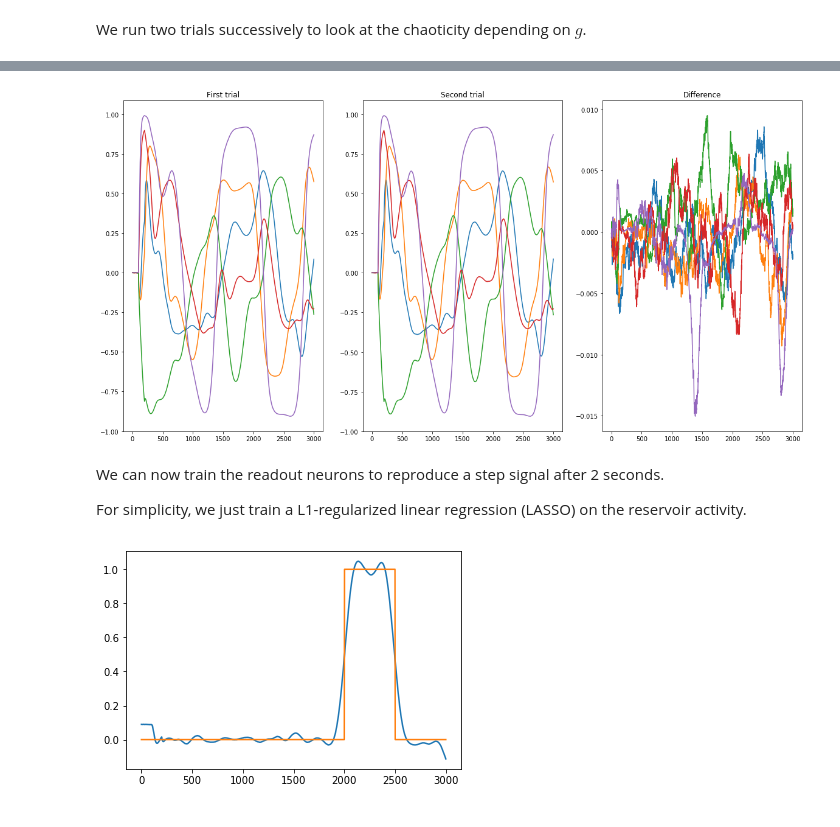
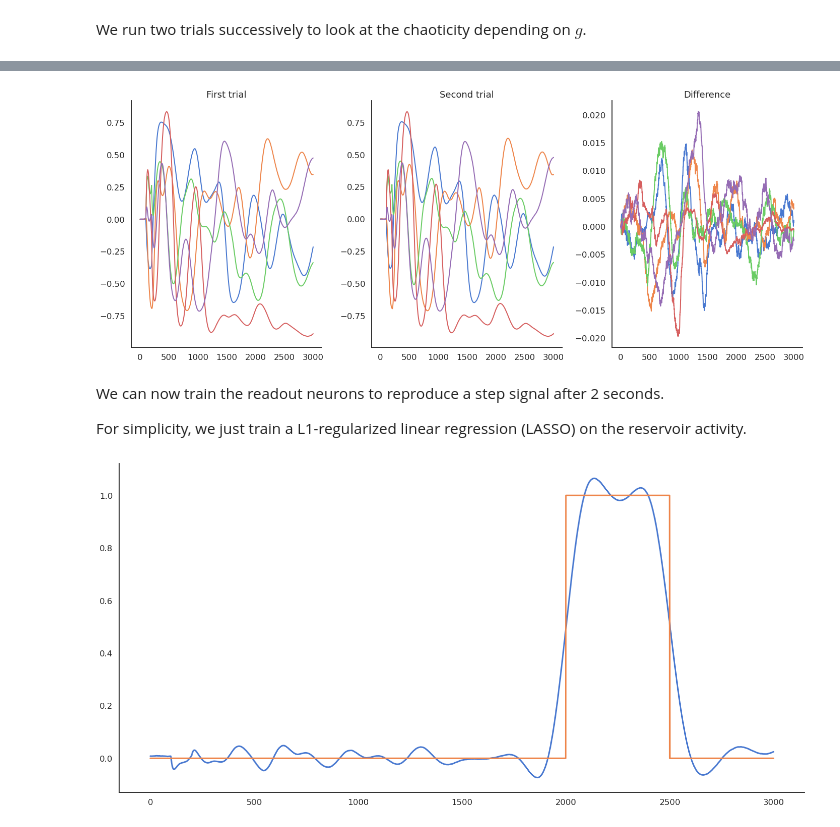
Before and after one commit to vitay/ANNarchy-notebooks, a Jupyter notebook: notebooks/RC.ipynb, the cells around one changed output, grey strips where cells are left out. Cells and saved outputs as stored; diff of their text form; code cells hidden in the pictures.

```diff
--- a/notebooks/RC.ipynb
+++ b/notebooks/RC.ipynb
@@ -40,13 +38,13 @@ We take two input neurons and a RC of 500 units.
 # %%
 # Input population
-inp = Population(2, Neuron(parameters="r=0.0"))
+inp = Population(1, Neuron(parameters="r=0.0"))
 
 # Recurrent population
-N = 500
-pop = Population(N, neuron)
+N = 400
+pop = Population(N, ESN_Neuron)
 # %%
 pop.tau = 30.0
-pop.g = 1.0
+pop.g = 1.4
 pop.noise = 0.01
 # %% [markdown]
 Input weights are classically uniformly distributed between -1 and 1.
@@ -73,25 +70,21 @@ m = Monitor(pop, 'r')
 # %% [markdown]
 A single trial lasts 3s, with a step input between 100 and 200 ms.
 # %%
-import time
-
-def trial(idx, g):
+def trial():
     "Runs two trials for a given spectral radius."
 
-    # Reset and set spectral radius
+    # Reset firing rates
     inp.r = 0.0
     pop.x = 0.0
     pop.r = 0.0
-    pop.g = g
 
     # Run the trial
-    tstart = time.time()
     simulate(100.)
-    inp[idx].r = 1.0
+    inp[0].r = 1.0
     simulate(100.0) # initial stimulation
-    inp.r = 0.0
+    inp[0].r = 0.0
     simulate(2800.)
-    print("Took", time.time() - tstart)
+
     data = m.get('r')
 
     return data
@@ -107,21 +93,32 @@ Took 0.9276840686798096
+# %%
+pop.g = 1.4
+data1 = trial()
+data2 = trial()
 # %%
 import matplotlib.pyplot as plt
-plt.figure(figsize=(20, 10))
+import seaborn as sns
+sns.set(style="white", palette="muted", color_codes=True)
+sns.set_context("talk")
+
+plt.figure(figsize=(20, 8))
 plt.subplot(131)
 plt.title("First trial")
 for i in range(5):
-    plt.plot(data1[:, i])
+    plt.plot(data1[:, i], lw=2)
 plt.subplot(132)
 plt.title("Second trial")
 for i in range(5):
-    plt.plot(data2[:, i])
+    plt.plot(data2[:, i], lw=2)
 plt.subplot(133)
 plt.title("Difference")
 for i in range(5):
-    plt.plot(data1[:, i] - data2[:, i])
+    plt.plot(data1[:, i] - data2[:, i], lw=2)
+
+sns.despine()
+plt.tight_layout()
 plt.show()
 # %% [output]
-[figure, old version]
+[figure, new version]
 # %% [markdown]
 We can now train the readout neurons to reproduce a step signal after 2 seconds.
 
@@ -135,8 +132,12 @@ reg = linear_model.Lasso(alpha=0.001, max_iter=10000)
 reg.fit(data1, target)
 pred = reg.predict(data2)
 # %%
-plt.plot(pred)
-plt.plot(target)
+plt.figure(figsize=(20, 10))
+plt.plot(pred, lw=3)
+plt.plot(target, lw=3)
+
+sns.despine()
+plt.tight_layout()
 plt.show()
 # %% [output]
-[figure, old version]
+[figure, new version]
```
Also changed, not shown: parts of 8 cells of this notebook, 3 other files.
